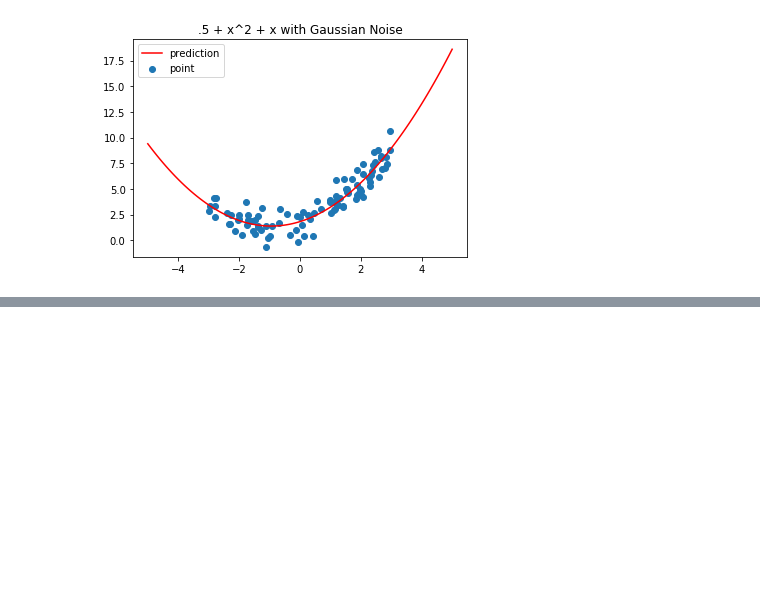
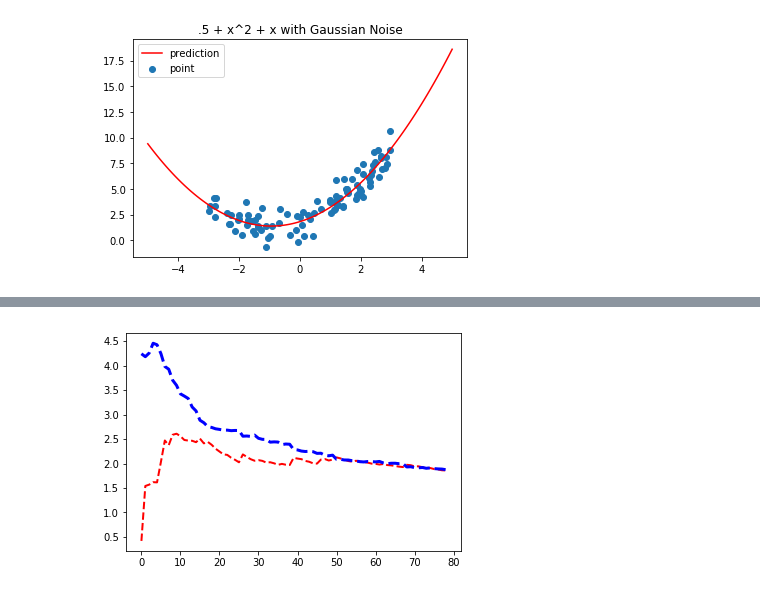
Before and after one commit to awcooper/data_science_sandbox, a Jupyter notebook: hands_on_machine_learning_with_sklearn_and_tensorflow/linear_models.ipynb, the cells around one changed output, grey strips where cells are left out. Cells and saved outputs as stored; diff of their text form; code cells hidden in the pictures; blank space fills up the shorter version.

```diff
--- a/hands_on_machine_learning_with_sklearn_and_tensorflow/linear_models.ipynb
+++ b/hands_on_machine_learning_with_sklearn_and_tensorflow/linear_models.ipynb
@@ -88,0 +110,5 @@ plt.show()
+# %%
+sgd_reg = SGDRegressor()
+plot_learning_curves(sgd_reg,X,y)
+# %% [output]
+[figure, added]
```
Also changed, not shown: parts of 4 cells of this notebook.
